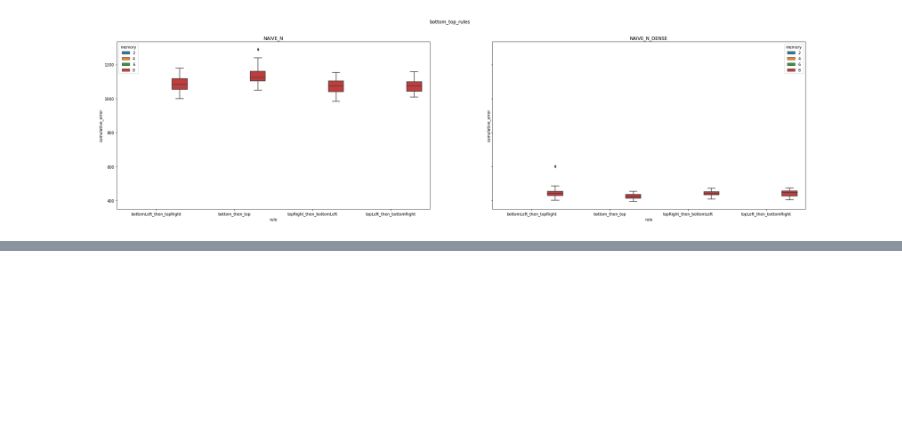
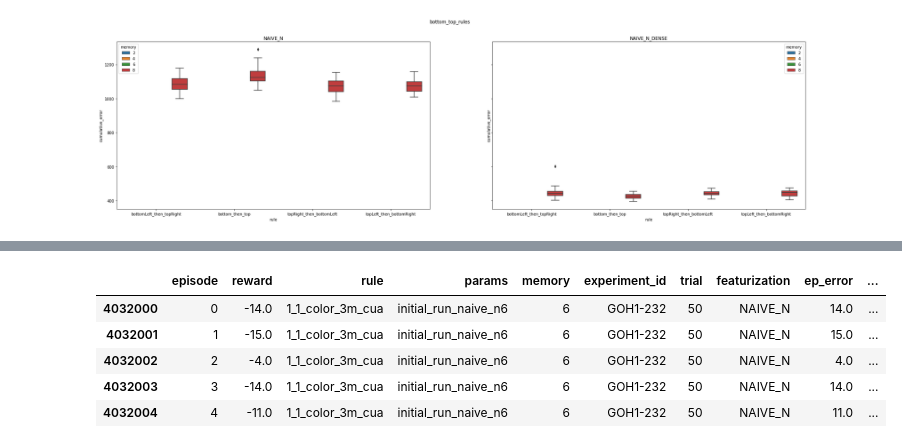
Before and after one commit to epulick/gohr, a Jupyter notebook: misc/eric_dev.ipynb, the cells around one changed output, grey strips where cells are left out. Drawn from its saved outputs; the diff is of its cells as text; code cells hidden in the pictures; blank space fills up the shorter version.

```diff
--- a/misc/eric_dev.ipynb
+++ b/misc/eric_dev.ipynb
@@ -280,0 +317,11 @@ for idx,step in enumerate(steps):
+# %%
+debug_df = episode_results_df[episode_results_df.rule=="1_1_color_3m_cua"].copy()
+debug_df = debug_df[debug_df.memory==6]
+debug_df.head()
+# %% [output]
+|  | episode | reward | rule | params | memory | experiment_id | trial | featurization | ep_error | ... |
+| 4032000 | 0 | -14.0 | 1_1_color_3m_cua | initial_run_naive_n6 | 6 | GOH1-232 | 50 | NAIVE_N | 14.0 | ... |
+| 4032001 | 1 | -15.0 | 1_1_color_3m_cua | initial_run_naive_n6 | 6 | GOH1-232 | 50 | NAIVE_N | 15.0 | ... |
+| 4032002 | 2 | -4.0 | 1_1_color_3m_cua | initial_run_naive_n6 | 6 | GOH1-232 | 50 | NAIVE_N | 4.0 | ... |
+| 4032003 | 3 | -14.0 | 1_1_color_3m_cua | initial_run_naive_n6 | 6 | GOH1-232 | 50 | NAIVE_N | 14.0 | ... |
+| 4032004 | 4 | -11.0 | 1_1_color_3m_cua | initial_run_naive_n6 | 6 | GOH1-232 | 50 | NAIVE_N | 11.0 | ... |
```
Also changed, not shown: parts of 13 cells of this notebook, 9 other files.
